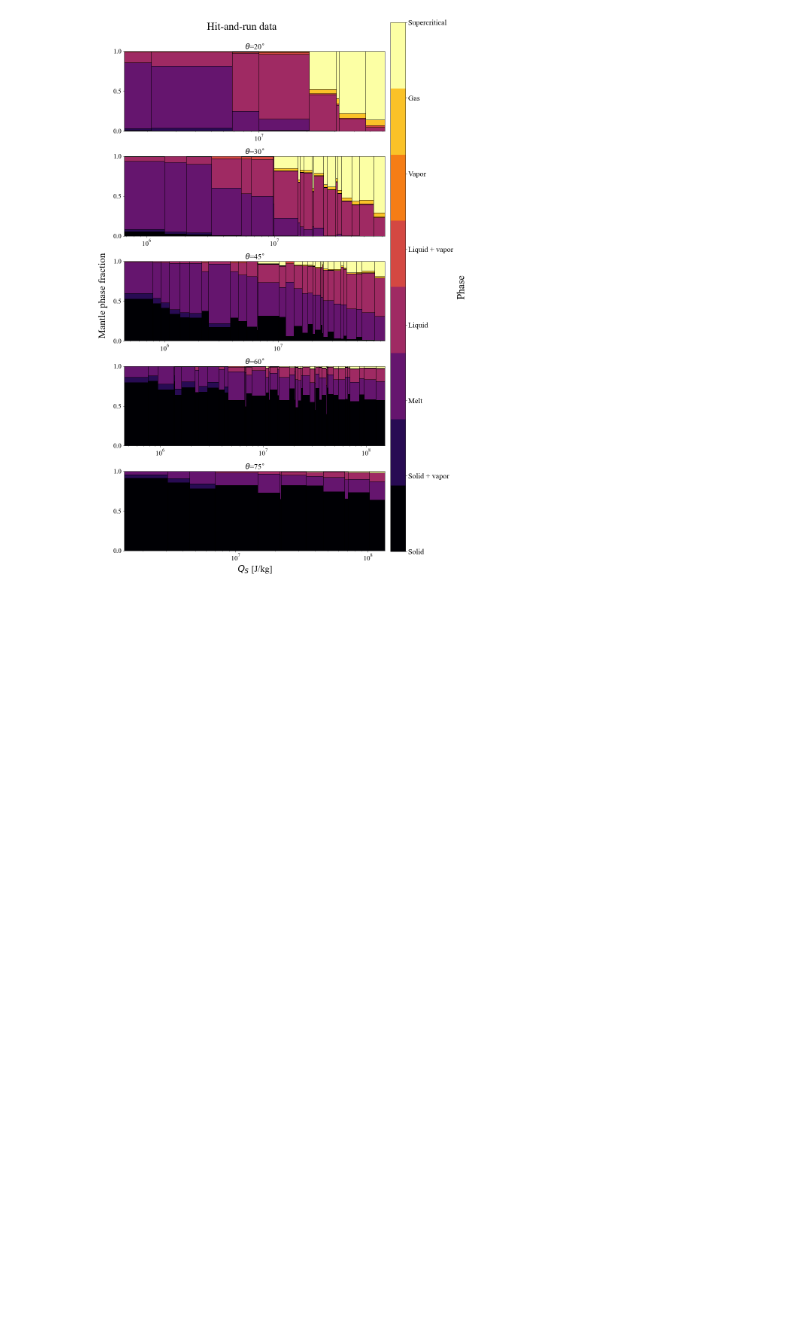
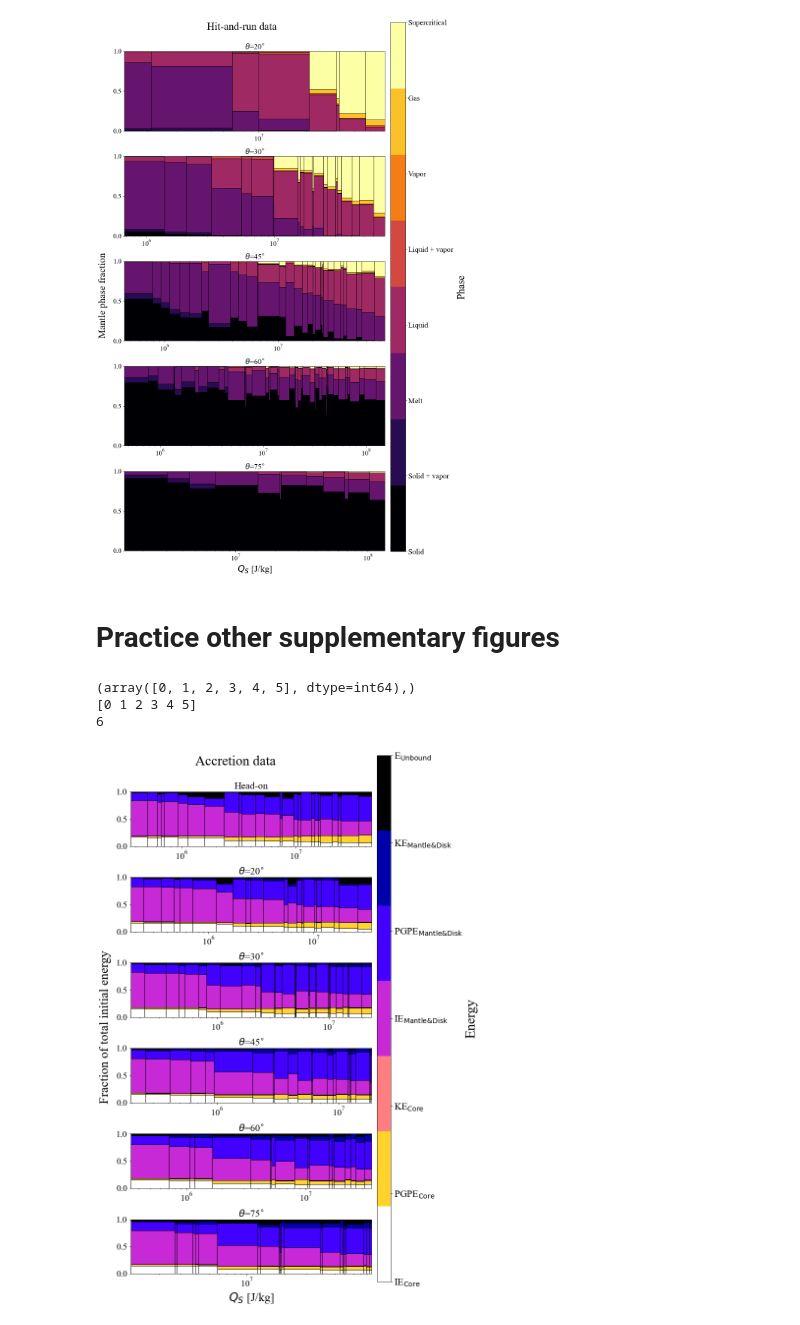
Before and after one commit to PlanetSim/SWIFT-survey-2024-paper-data, a Jupyter notebook: Manuscript_plots_only.ipynb, the cells around one changed output. Cells and saved outputs as stored; diff of their text form; code cells hidden in the pictures; blank space fills up the shorter version.

```diff
--- a/Manuscript_plots_only.ipynb
+++ b/Manuscript_plots_only.ipynb
@@ -4195,3 +4304,5 @@ QS_ICs_theta(massandratiolist,labels=massandratiolabels)
 mantle_phase_bar_combined([hitandrunlist],markers='size',labels=None,title='Hit-and-run data')#,savefig='melt_frac_hnr'
 # %% [output]
 [figure]
+# %% [markdown]
+# Practice other supplementary figures
@@ -4197,0 +4452,7 @@ mantle_phase_bar_combined([hitandrunlist],markers='size',labels=None,title='Hit-
+# %%
+energy_bar_combined([accretionlistno90],markers='size',labels=None,title='Accretion data',grouping='theta',savefig='energy_budget_acc_theta')#
+# %% [output]
+(array([0, 1, 2, 3, 4, 5], dtype=int64),)
+[0 1 2 3 4 5]
+6
+[figure, added]
```
Also changed, not shown: parts of 19 cells of this notebook, 3 other files.
